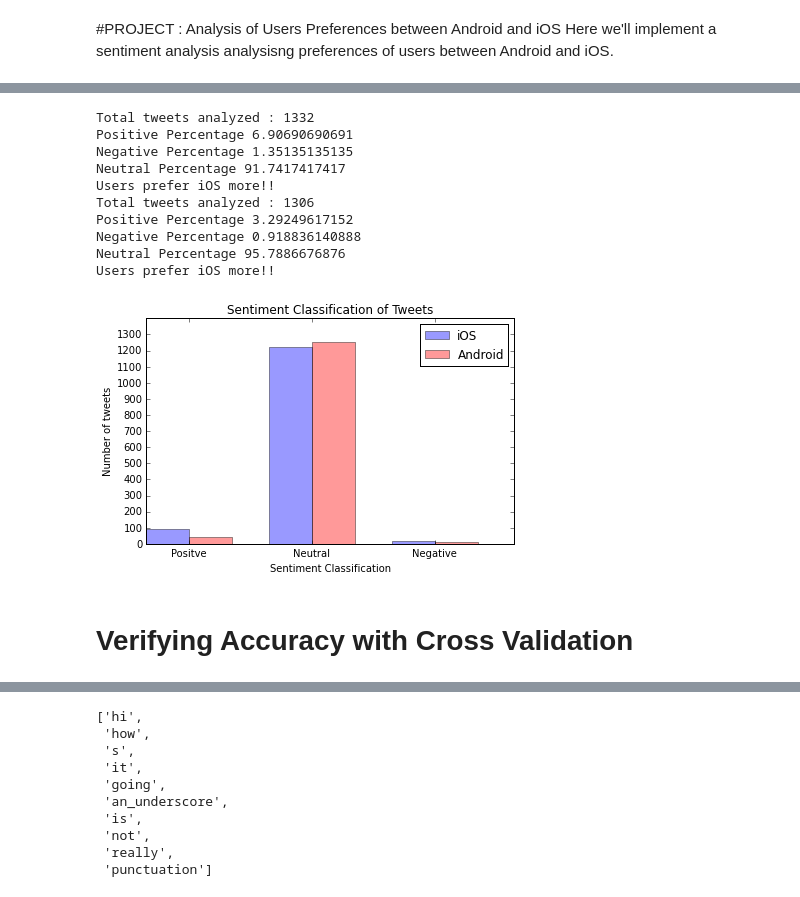
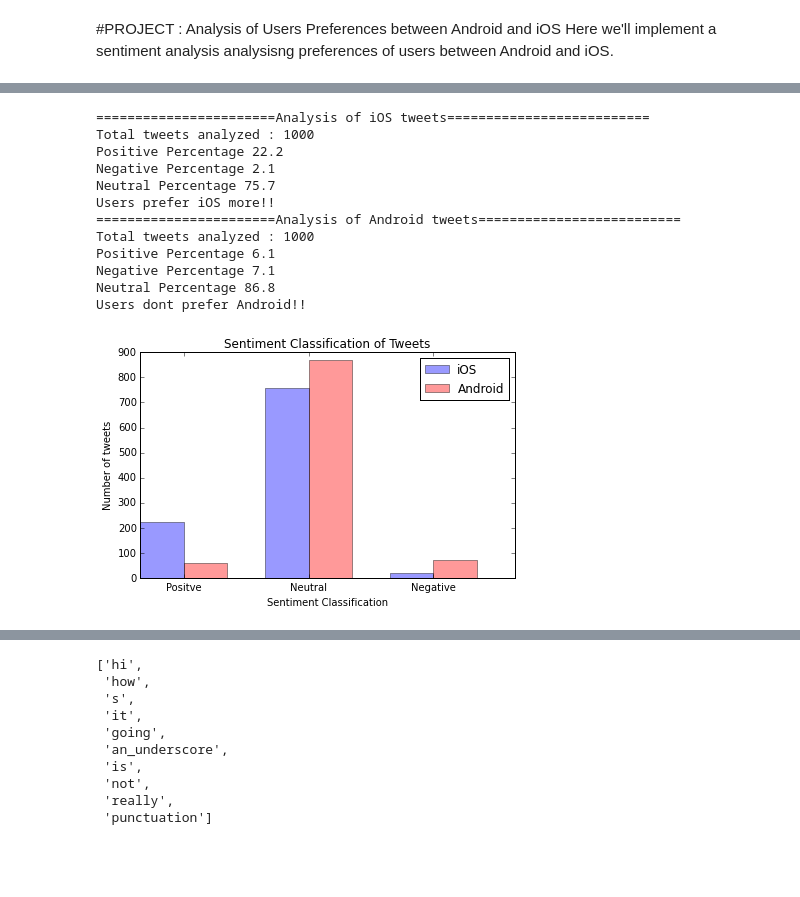
Before and after one commit to sabya08/SocialNetworkAnalysis, a Jupyter notebook: Project.ipynb, the cells around one changed output, grey strips where cells are left out. Drawn from its saved outputs; the diff is of its cells as text; code cells hidden in the pictures; blank space fills up the shorter version.

```diff
--- a/Project.ipynb
+++ b/Project.ipynb
@@ -169,7 +196,10 @@ def getStopWordList(stopWordListFileName):
 # %%
-def getFeatureVector(tweet,stopWords):
+##gets the feature vector for a given tweet
+##need to comapre with tokenize_with_not
+##tokenize_normal
+def tokenize_normal(tweet):
     featureVector = []
-    words = tweet.split()
+    words = set(tweet)
     for w in words:
         w = replaceTwoOrMore(w)
         w = w.strip('\'"?,.')
@@ -261,18 +280,29 @@ def plotBarGraph(classification1, classification2, dataRange, N=3):
 # %%
-def predictUserPreferences(trainFileName, testFileName):
+def predictUserPreferences_nb(trainFileName, testFileName,osType,tokenizeFn = "tokenize_with_not"):
     featureList = []
-    tweets,featureList = featureExtraction(trainFileName)
-    featureList = list(set(featureList))
+    os = ''
+    if osType == 'iOS':
+        os = 'iOS'
+    elif osType == 'android':
+        os = 'Android'
+    predictedNegativeTweetsLabel = []
+    predictedPositiveTweetsLabel = []
+    predictedNeutralTweetsLabel = []
+    if tokenizeFn == "tokenize_with_not":
+        tweets,featureList = featureExtraction(trainFileName, tokenizeFn = 'tokenize_with_not')
+    elif tokenizeFn == "tokenize_normal":
+        tweets,featureList = featureExtraction(trainFileName, tokenizeFn = 'tokenize_normal')
     training_set =  nltk.classify.util.apply_features(extract_features, tweets)
     NBClassifier = nltk.NaiveBayesClassifier.train(training_set)
     analyzedTweets = getStatisticsAboutTweets(testFileName)
     print "Total tweets analyzed : " + str(len(analyzedTweets))
-    predictedNegativeTweetsLabel = []
-    predictedPositiveTweetsLabel = []
-    predictedNeutralTweetsLabel = []
+
     for tweet in analyzedTweets:
         processedTestTweet = processTweet(tweet)
-        label = NBClassifier.classify(extract_features(getFeatureVector(processedTestTweet,stopWords)))
+        if tokenizeFn == "tokenize_with_not":
+            label = NBClassifier.classify(extract_features(tokenize_with_not(processedTestTweet)))
+        elif tokenizeFn == "tokenize_normal":
+            label = NBClassifier.classify(extract_features(tokenize_normal(processedTestTweet)))
         if label == 'n':
             predictedNegativeTweetsLabel.append((tweet,label))
         elif label == 'p':
@@ -288,9 +318,9 @@ def predictUserPreferences(trainFileName, testFileName):
     print "Neutral Percentage " + str(percentNeutral)
 
     if(percentPositive > percentNegative):
-        print "Users prefer iOS more!!"
+        print "Users prefer "+os+" more!!"
     elif(percentPositive < percentNegative):
-        print "Users dont prefer iOS!!"
+        print "Users dont prefer "+os+"!!"
     elif(percentPositive == percentNegative):
         print "User preferences are neutral"
 
@@ -302,17 +353,21 @@ def predictUserPreferences(trainFileName, testFileName):
 # %%
-classification1 = predictUserPreferences('data/newdata_ios.txt','data_ios.txt')
-classification2 = predictUserPreferences('data/newdata_android.txt','data_android.txt')
-dataRange = np.arange(0,1400,100)
+print "=======================Analysis of iOS tweets=========================="
+classification1 = predictUserPreferences_nb('data/train_ios.txt','data/test_1000ios.txt','iOS',tokenizeFn= "tokenize_with_not")
+print "=======================Analysis of Android tweets=========================="
+classification2 = predictUserPreferences_nb('data/train_android.txt','data/test_1000android.txt','android',tokenizeFn= "tokenize_with_not")
+dataRange = np.arange(0,1000,100)
 plotBarGraph(classification1,classification2,dataRange)
 # %% [output]
-Total tweets analyzed : 1332
-Positive Percentage 6.90690690691
-Negative Percentage 1.35135135135
-Neutral Percentage 91.7417417417
+=======================Analysis of iOS tweets==========================
+Total tweets analyzed : 1000
+Positive Percentage 22.2
+Negative Percentage 2.1
+Neutral Percentage 75.7
 Users prefer iOS more!!
-Total tweets analyzed : 1306
-Positive Percentage 3.29249617152
-Negative Percentage 0.918836140888
-Neutral Percentage 95.7886676876
-Users prefer iOS more!!
+=======================Analysis of Android tweets==========================
+Total tweets analyzed : 1000
+Positive Percentage 6.1
+Negative Percentage 7.1
+Neutral Percentage 86.8
+Users dont prefer Android!!
-[figure, old version]
+[figure, new version]
@@ -321,2 +373,0 @@ def calculateWeightedAverage():
-# %% [markdown]
-# Verifying Accuracy with Cross Validation
```
Also changed, not shown: parts of 49 cells of this notebook, 21 other files.
